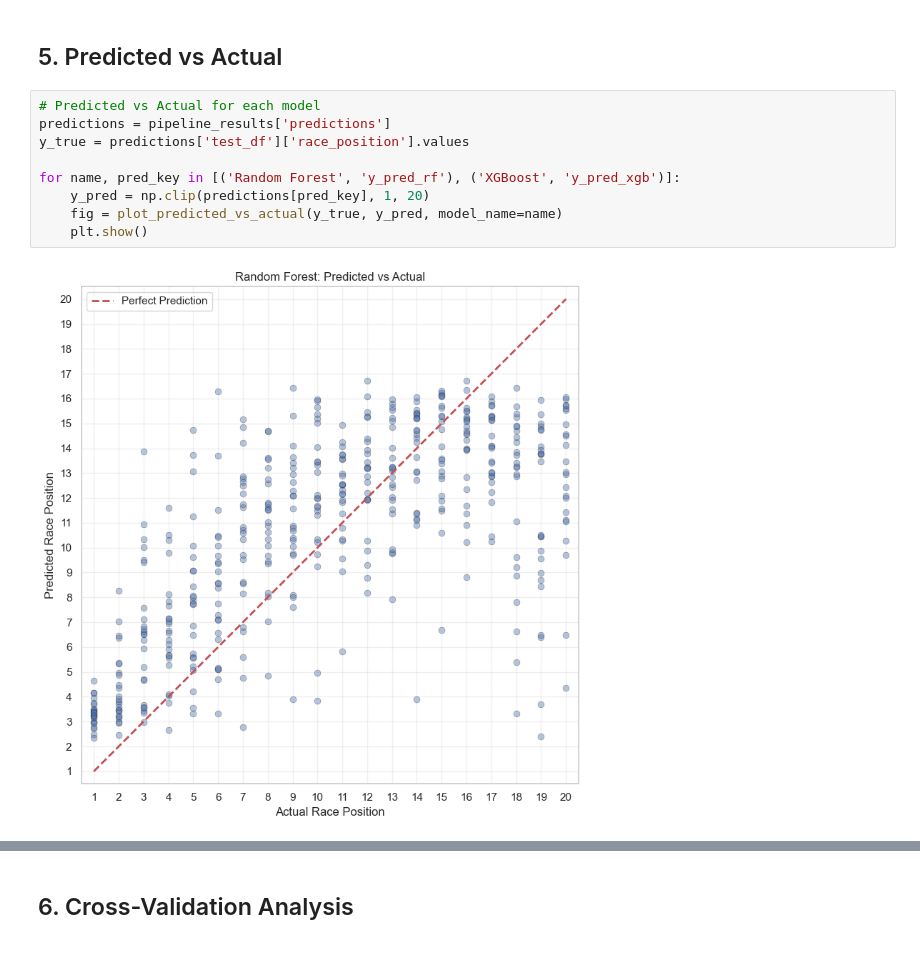
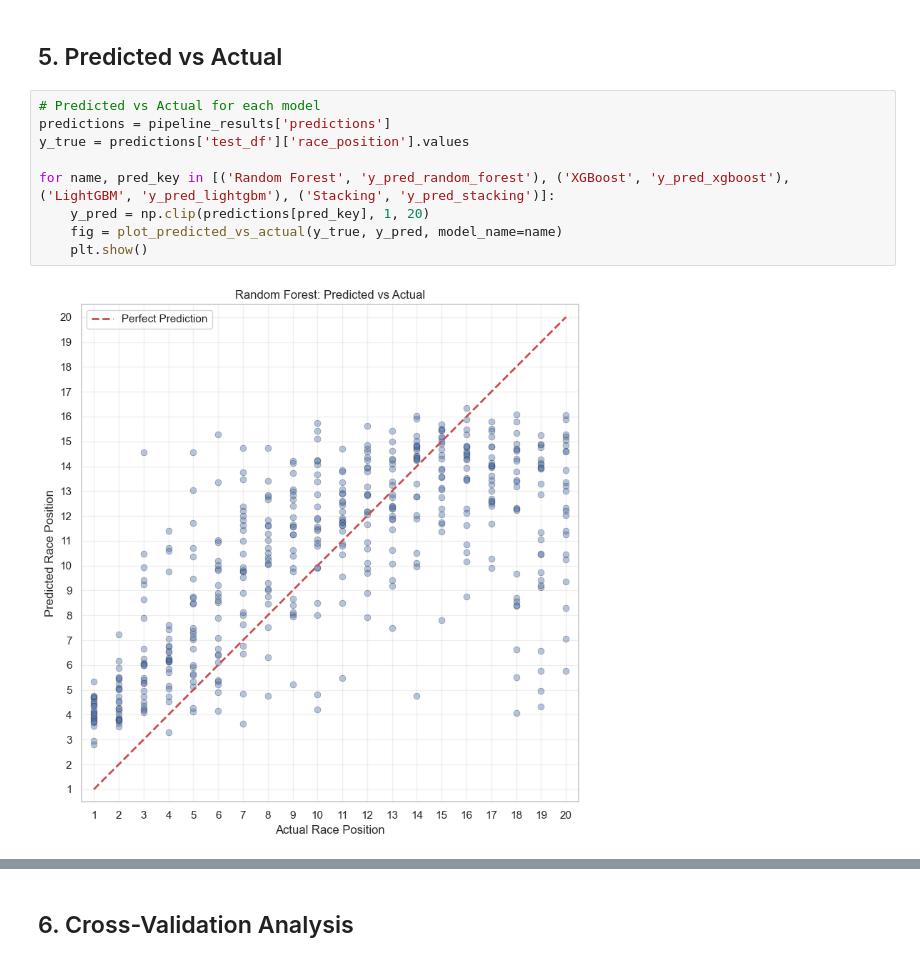
Before and after one commit to ChokunKiMINoTo/f1-race-data-analytics, a Jupyter notebook: notebooks/03_modeling.ipynb, the cells around one changed output, grey strips where cells are left out. Drawn from its saved outputs; the diff is of its cells as text.

```diff
--- a/notebooks/03_modeling.ipynb
+++ b/notebooks/03_modeling.ipynb
@@ -154,11 +156,11 @@ for name in ['random_forest', 'xgboost']:
 # %%
 # Predicted vs Actual for each model
 predictions = pipeline_results['predictions']
 y_true = predictions['test_df']['race_position'].values
 
-for name, pred_key in [('Random Forest', 'y_pred_rf'), ('XGBoost', 'y_pred_xgb')]:
+for name, pred_key in [('Random Forest', 'y_pred_random_forest'), ('XGBoost', 'y_pred_xgboost'), ('LightGBM', 'y_pred_lightgbm'), ('Stacking', 'y_pred_stacking')]:
     y_pred = np.clip(predictions[pred_key], 1, 20)
     fig = plot_predicted_vs_actual(y_true, y_pred, model_name=name)
     plt.show()
 # %% [output]
-[figure, old version]
+[figure, new version]
```
Also changed, not shown: parts of 10 cells of this notebook, 12 other files.
